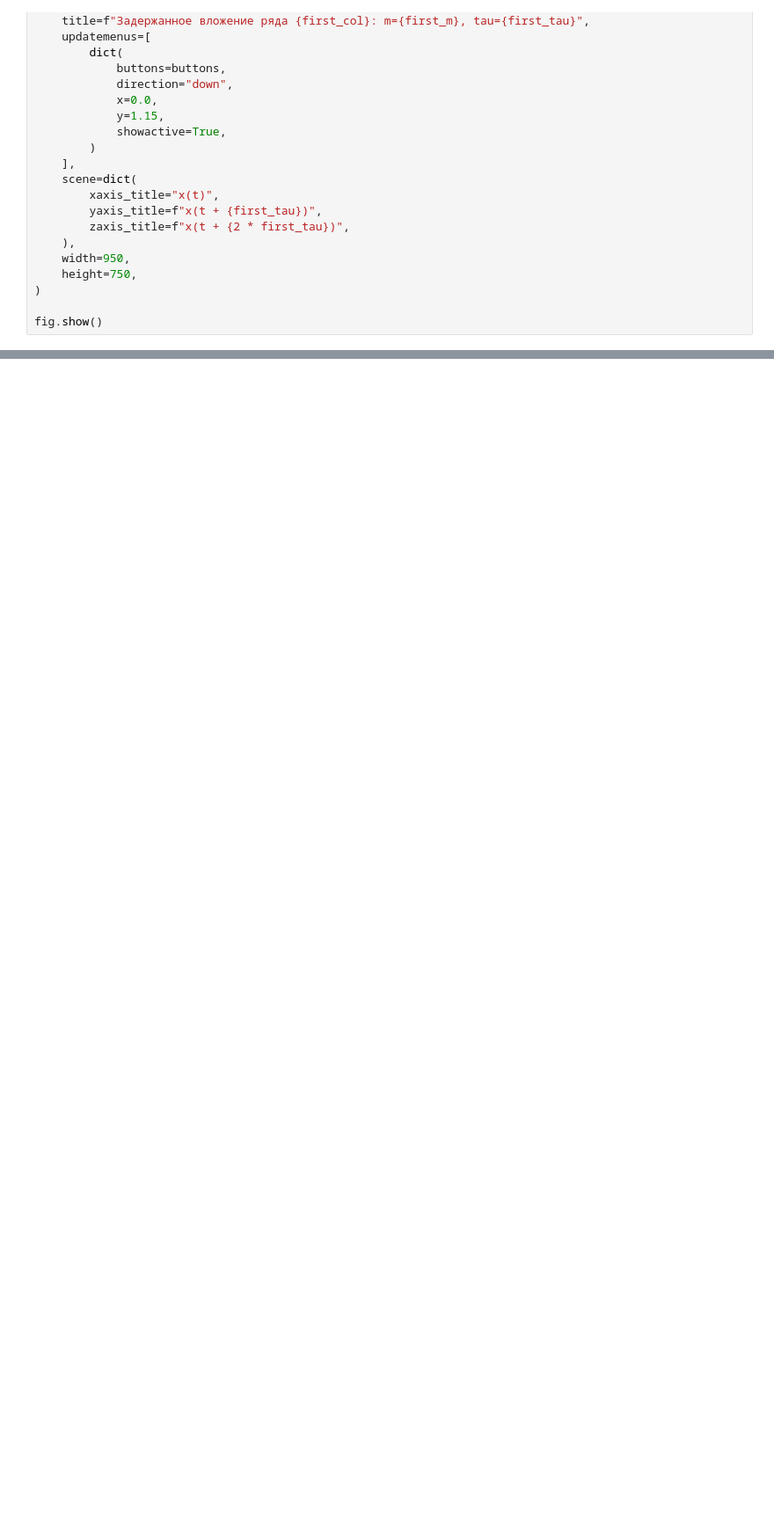
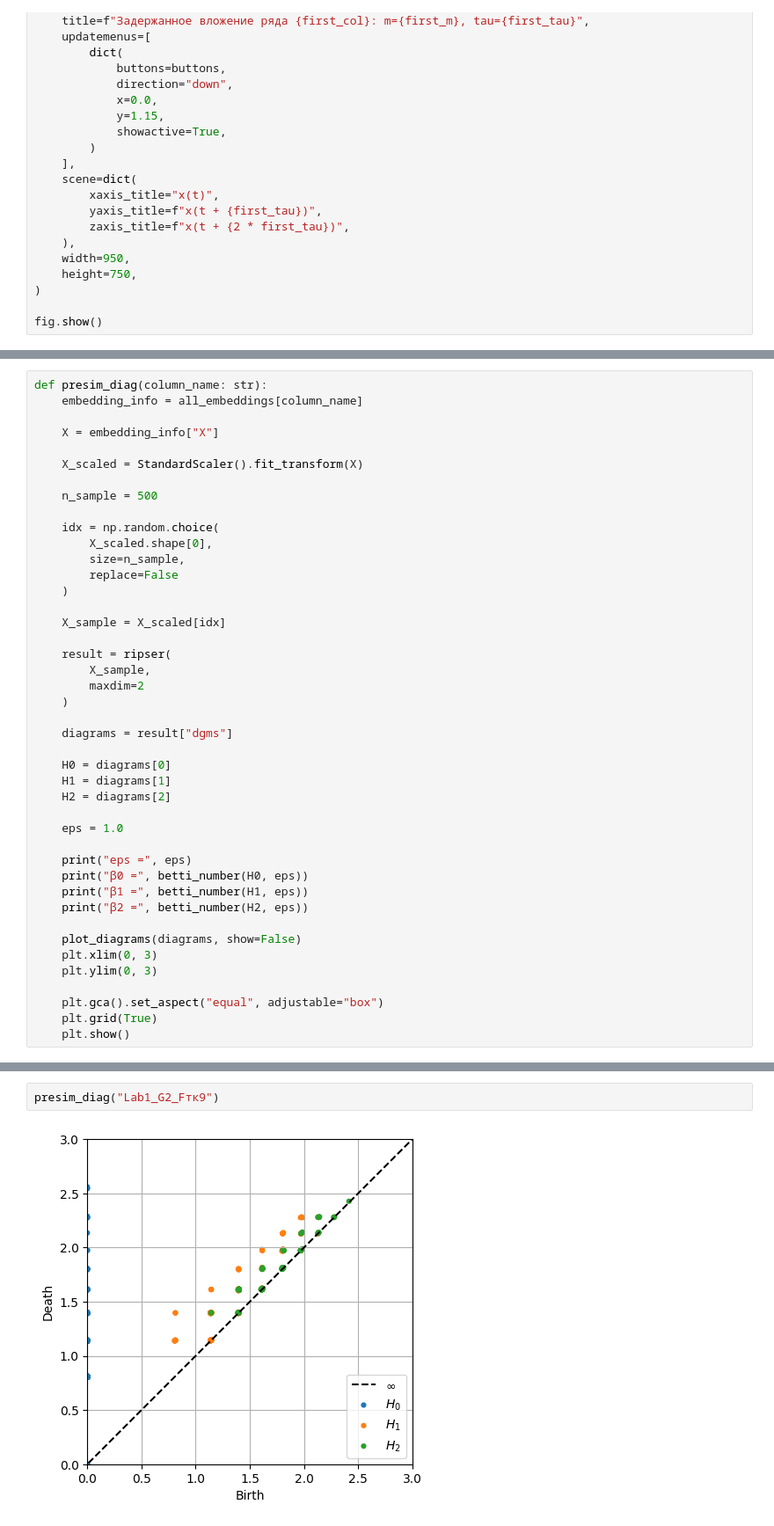
Before and after one commit to timofeevAS/tda-2026, a Jupyter notebook: tda.ipynb, the cells around one changed output, grey strips where cells are left out. Shown at 88% size. Saved outputs shown, nothing was run; the diff lists cells and outputs as text; blank space fills up the shorter version.

```diff
--- a/tda.ipynb
+++ b/tda.ipynb
@@ -1030,0 +1222,43 @@ fig.show()
+# %%
+def presim_diag(column_name: str):
+    embedding_info = all_embeddings[column_name]
+
+    X = embedding_info["X"]
+
+    X_scaled = StandardScaler().fit_transform(X)
+
+    n_sample = 500
+
+    idx = np.random.choice(
+        X_scaled.shape[0],
+        size=n_sample,
+        replace=False
+    )
+
+    X_sample = X_scaled[idx]
+
+    result = ripser(
+        X_sample,
+        maxdim=2
+    )
+
+    diagrams = result["dgms"]
+
+    H0 = diagrams[0]
+    H1 = diagrams[1]
+    H2 = diagrams[2]
+
+    eps = 1.0
+
+    print("eps =", eps)
+    print("β0 =", betti_number(H0, eps))
+    print("β1 =", betti_number(H1, eps))
+    print("β2 =", betti_number(H2, eps))
+
+    plot_diagrams(diagrams, show=False)
+    plt.xlim(0, 3)
+    plt.ylim(0, 3)
+
+    plt.gca().set_aspect("equal", adjustable="box")
+    plt.grid(True)
+    plt.show()
@@ -1030,0 +1297,4 @@ fig.show()
+# %%
+presim_diag("Lab1_G2_Fтк9")
+# %% [output]
+[figure, added]
```
Also changed, not shown: parts of 19 cells of this notebook, 2 other files.
